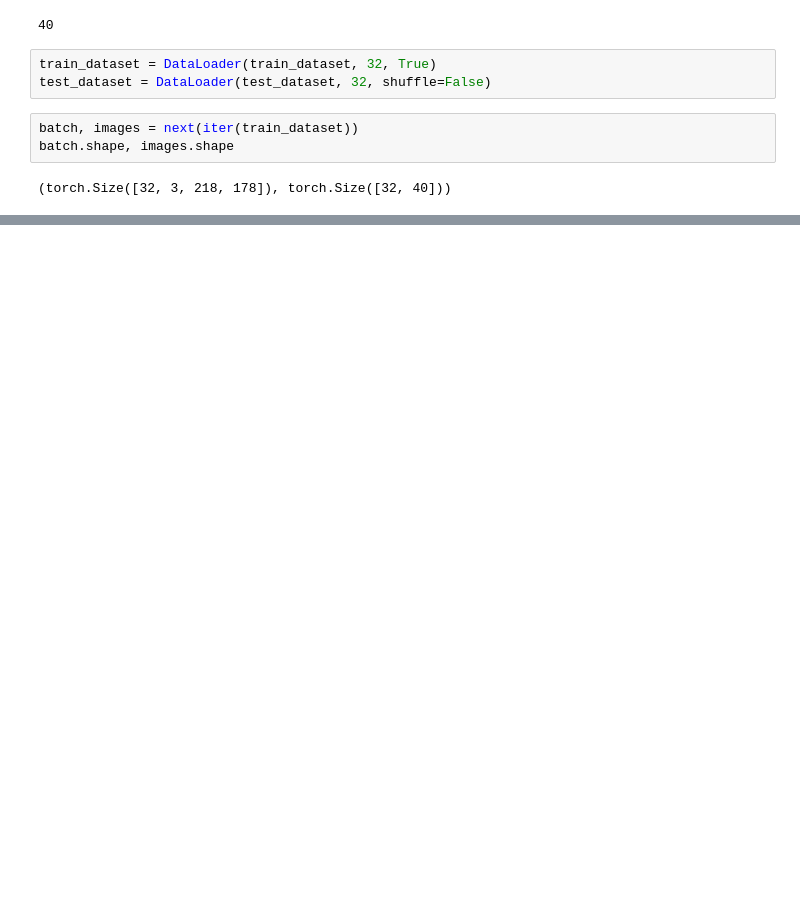
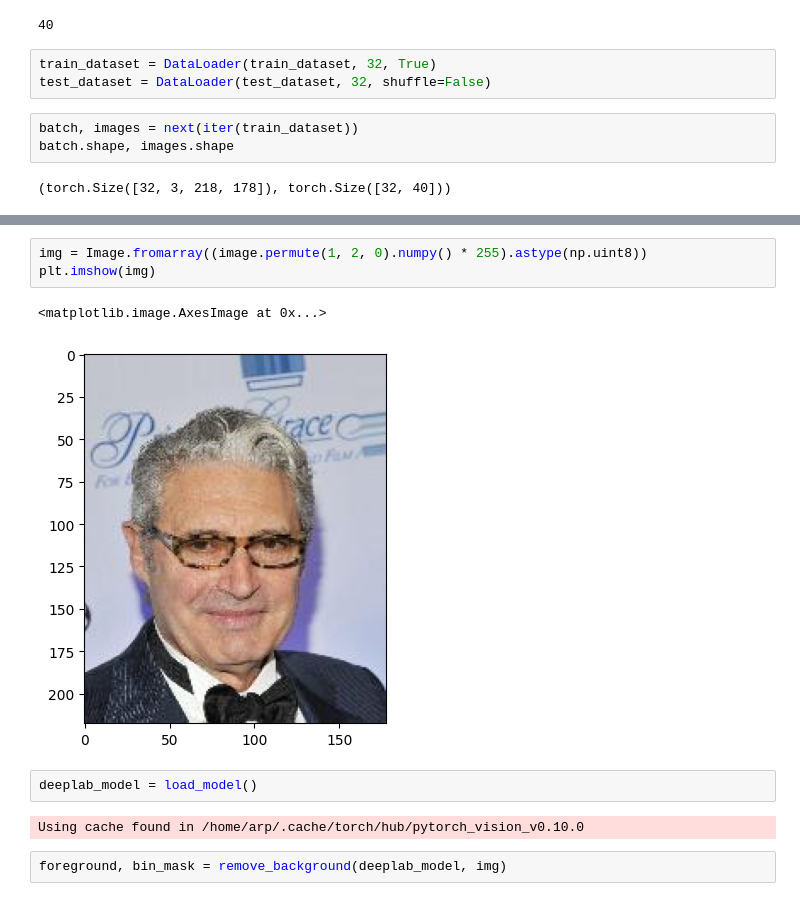
Before and after one commit to m-talbi/deep-learning, a Jupyter notebook: practice/celeb.ipynb, the cells around one changed output, grey strips where cells are left out. Drawn from its saved outputs; the diff is of its cells as text; blank space fills up the shorter version.

```diff
--- a/practice/celeb.ipynb
+++ b/practice/celeb.ipynb
@@ -53,0 +113,12 @@ The person has/is: Young
+# %%
+img = Image.fromarray((image.permute(1, 2, 0).numpy() * 255).astype(np.uint8))
+plt.imshow(img)
+# %% [output]
+<matplotlib.image.AxesImage at 0x...>
+[figure, added]
+# %%
+deeplab_model = load_model()
+# %% [output]
+Using cache found in /home/arp/.cache/torch/hub/pytorch_vision_v0.10.0
+# %%
+foreground, bin_mask = remove_background(deeplab_model, img)
```
Also changed, not shown: parts of 19 cells of this notebook, 4 other files.
